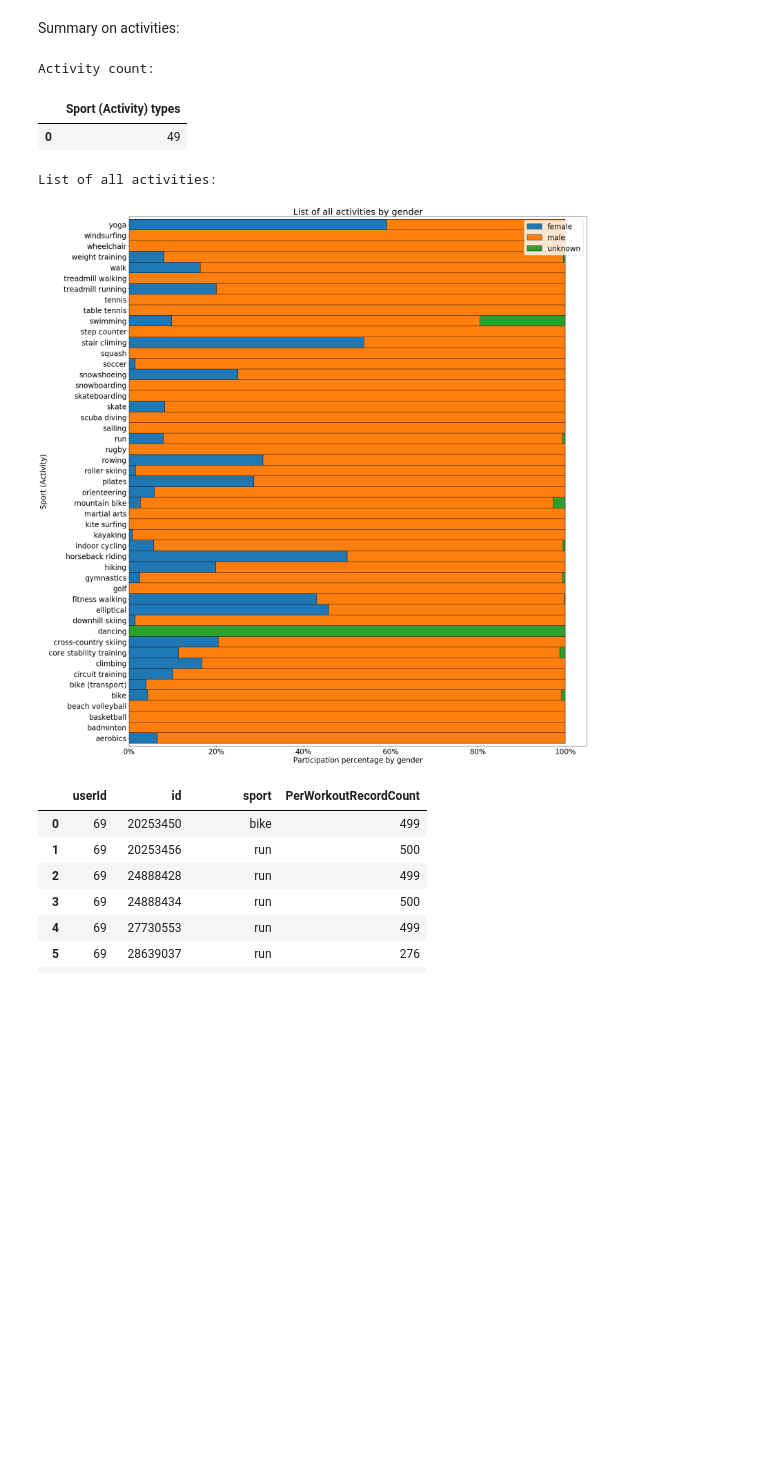
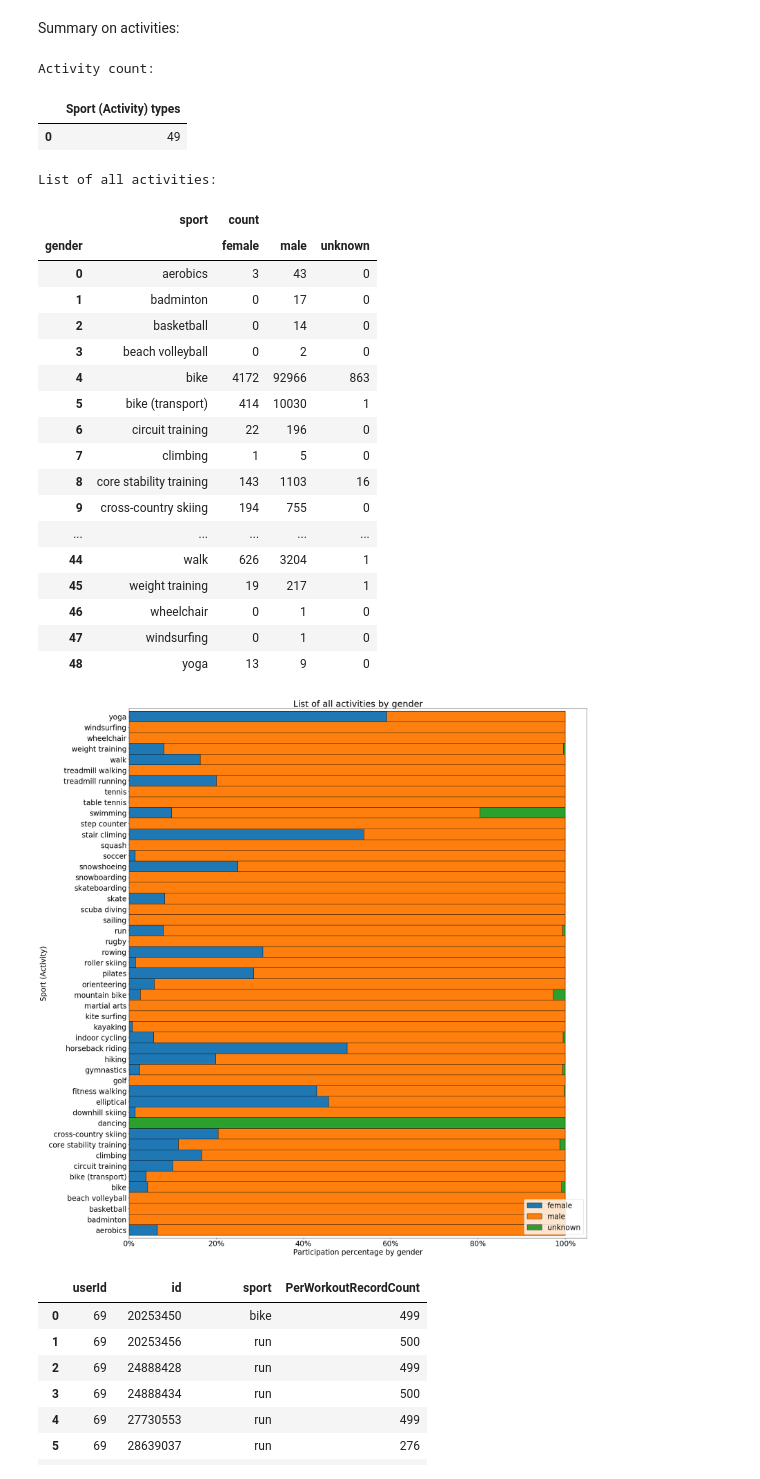
Before and after one commit to TuanTTranCS/concordia-bigdata-project, a Jupyter notebook: BigData_Project_Explore.ipynb, the cells around one changed output. Saved outputs shown, nothing was run; the diff lists cells and outputs as text; code cells hidden in the pictures; blank space fills up the shorter version.

Commit message:
rev3: Update activity by gender table

```diff
--- a/BigData_Project_Explore.ipynb
+++ b/BigData_Project_Explore.ipynb
@@ -117,40 +120,61 @@ import numpy as np
 import matplotlib.pyplot as plt
 import matplotlib.ticker as mtick
 #userCount = df.select('userId').distinct().count()
-#activities = df.select('sport').distinct()
-#activityCount = activities.count()
+activities = df.select('sport').distinct()
+activityCount = activities.count()
 #TO DO: average workouts by user
-#count = DataFrame([[activityCount]] ,columns= ['Sport (Activity) types'])
+count = DataFrame([[activityCount]] ,columns= ['Sport (Activity) types'])
 print('Activity count:')
 count
-print('List of all activities:')
+print('\nList of all activities:')
 #activities.toPandas()
 activities_by_gender = df.groupBy('sport', 'gender').count().toPandas()
+activities_by_gender_sum = activities_by_gender.set_index(['sport','gender']).unstack(level='gender', fill_value=0).reset_index()
+#activities_by_gender_sum = activities_by_gender_sum.astype(int)
+activities_by_gender_sum
 fig = plt.figure(figsize=(27, 32))
 grid_size = (1,1)
 
 ax = plt.subplot2grid(grid_size, (0,0), colspan=1, rowspan=1)
 
 
 # source1: http://queirozf.com/entries/pandas-dataframe-plot-examples-with-matplotlib-pyplot#stacked-bar-plot-with-group-by
 # source2: https://towardsdatascience.com/a-guide-to-pandas-and-matplotlib-for-data-exploration-56fad95f951c
 plot = activities_by_gender.groupby(['sport', 'gender']).agg(np.mean).groupby(level=0).apply(
     lambda x: 100 * x / x.sum()).unstack().plot(kind='barh', stacked=True, width=1
                 , edgecolor='black', ax=ax, title='List of all activities by gender')
 a= plt.ylabel('Sport (Activity)')
 b= plt.xlabel('Participation percentage by gender')
-c= plt.legend(sorted(activities_by_gender['gender'].unique()), loc='upper right')
-d= plt.rcParams.update({'font.size': 24})
+c= plt.legend(sorted(activities_by_gender['gender'].unique()), loc='lower right')
+plt.rcParams.update({'font.size': 24})
 #plt.axes.xaxis.labelpad = 10
 ax = plt.gca()
 f = ax.xaxis.set_major_formatter(mtick.PercentFormatter())
 plt.show()
 # %% [output]
 Activity count:
 |  | Sport (Activity) types |
 | 0 | 49 |
 List of all activities:
+|  | sport | count |  |  |
+| gender |  | female | male | unknown |
+| 0 | aerobics | 3 | 43 | 0 |
+| 1 | badminton | 0 | 17 | 0 |
+| 2 | basketball | 0 | 14 | 0 |
+| 3 | beach volleyball | 0 | 2 | 0 |
+| 4 | bike | 4172 | 92966 | 863 |
+| 5 | bike (transport) | 414 | 10030 | 1 |
+| 6 | circuit training | 22 | 196 | 0 |
+| 7 | climbing | 1 | 5 | 0 |
+| 8 | core stability training | 143 | 1103 | 16 |
+| 9 | cross-country skiing | 194 | 755 | 0 |
+| ... | ... | ... | ... | ... |
+| 44 | walk | 626 | 3204 | 1 |
+| 45 | weight training | 19 | 217 | 1 |
+| 46 | wheelchair | 0 | 1 | 0 |
+| 47 | windsurfing | 0 | 1 | 0 |
+| 48 | yoga | 13 | 9 | 0 |
-[figure, old version]
+[figure, new version]
 # %%
 df = df.withColumn('PerWorkoutRecordCount', size(col('timestamp')))
 
```
Also changed, not shown: parts of 3 cells of this notebook.
